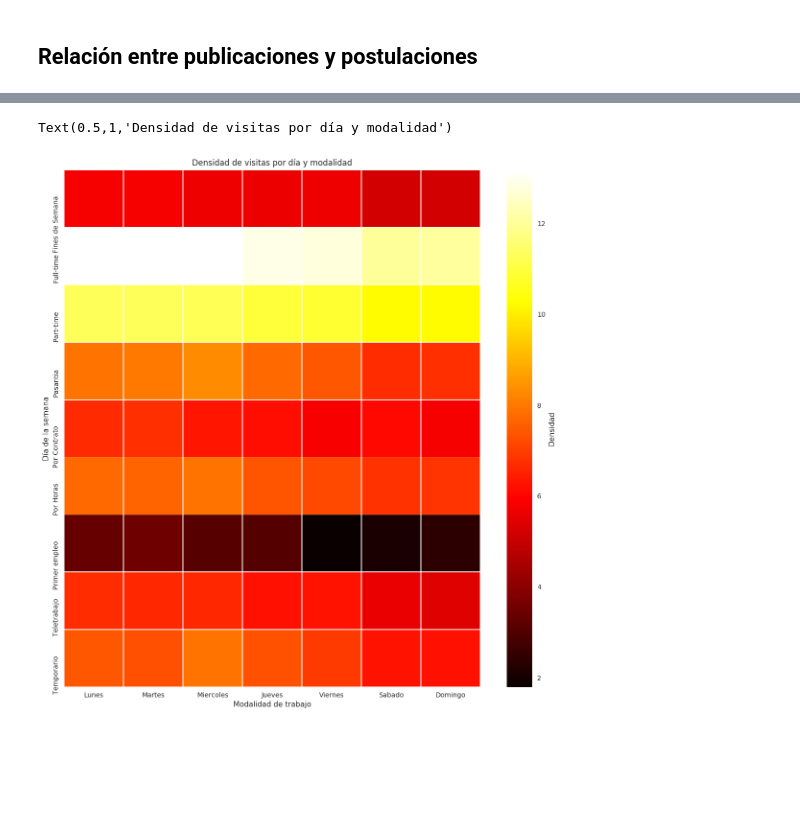
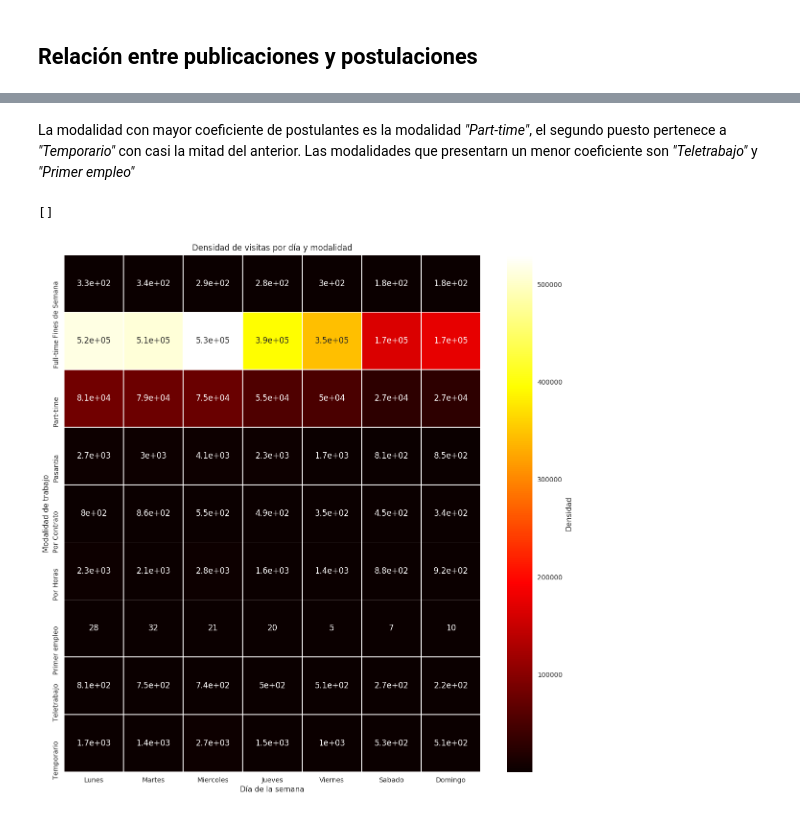
Before and after one commit to javierleyes/OrganizacionDeDatos, a Jupyter notebook: analisisPablo.ipynb, the cells around one changed output, grey strips where cells are left out. Saved outputs shown, nothing was run; the diff lists cells and outputs as text; code cells hidden in the pictures; blank space fills up the shorter version.

Commit message:
- plots coeficiente por nivel laboral y dia

```diff
--- a/analisisPablo.ipynb
+++ b/analisisPablo.ipynb
@@ -40,3 +36,5 @@ ax.set_xlabel('Modalidad de trabajo');
+# %% [markdown]
+La modalidad con mayor coeficiente de postulantes es la modalidad *"Part-time"*, el segundo puesto pertenece a *"Temporario"* con casi la mitad del anterior. Las modalidades que presentarn un menor coeficiente son *"Teletrabajo"* y *"Primer empleo"*
 # %%
 df_postulaciones_avisos["diadelasemana"] = df_postulaciones_avisos.fechapostulacion.dt.dayofweek
 aux = df_postulaciones_avisos.groupby(["tipo_de_trabajo","diadelasemana"]).size().to_frame().reset_index(level=[0,1])
@@ -43,14 +42,13 @@ aux = df_postulaciones_avisos.groupby(["tipo_de_trabajo","diadelasemana"]).size(
 # %%
-aux.columns = ['tipo_de_trabajo', 'dia_de_la_semana', 'cantidad']
-aux.cantidad = np.log(aux.cantidad+1)
-fig, ax = plt.subplots(figsize=(14,14))         # Sample figsize in inches
+fig, ax = plt.subplots(figsize=(14,14))
 
 weekday_map= ["Lunes", "Martes", "Miercoles", "Jueves", "Viernes", "Sabado", "Domingo"]
 graph = sns.heatmap(aux.pivot_table(index='tipo_de_trabajo',columns='dia_de_la_semana',values='cantidad'),\
-           linewidths=.5,cmap="hot", ax=ax, xticklabels=weekday_map, cbar_kws={'label': 'Densidad'})
-ax.set_ylabel('Día de la semana');
-ax.set_xlabel('Modalidad de trabajo');
+           linewidths=.5,cmap="hot", ax=ax, xticklabels=weekday_map, cbar_kws={'label': 'Densidad'}, annot=True)
+ax.set_xlabel('Día de la semana');
+ax.set_ylabel('Modalidad de trabajo');
 ax.set_title("Densidad de visitas por día y modalidad")
+graph.plot()
 # %% [output]
-Text(0.5,1,'Densidad de visitas por día y modalidad')
+[]
-[figure, old version]
+[figure, new version]
```
Also changed, not shown: parts of 13 cells of this notebook.
